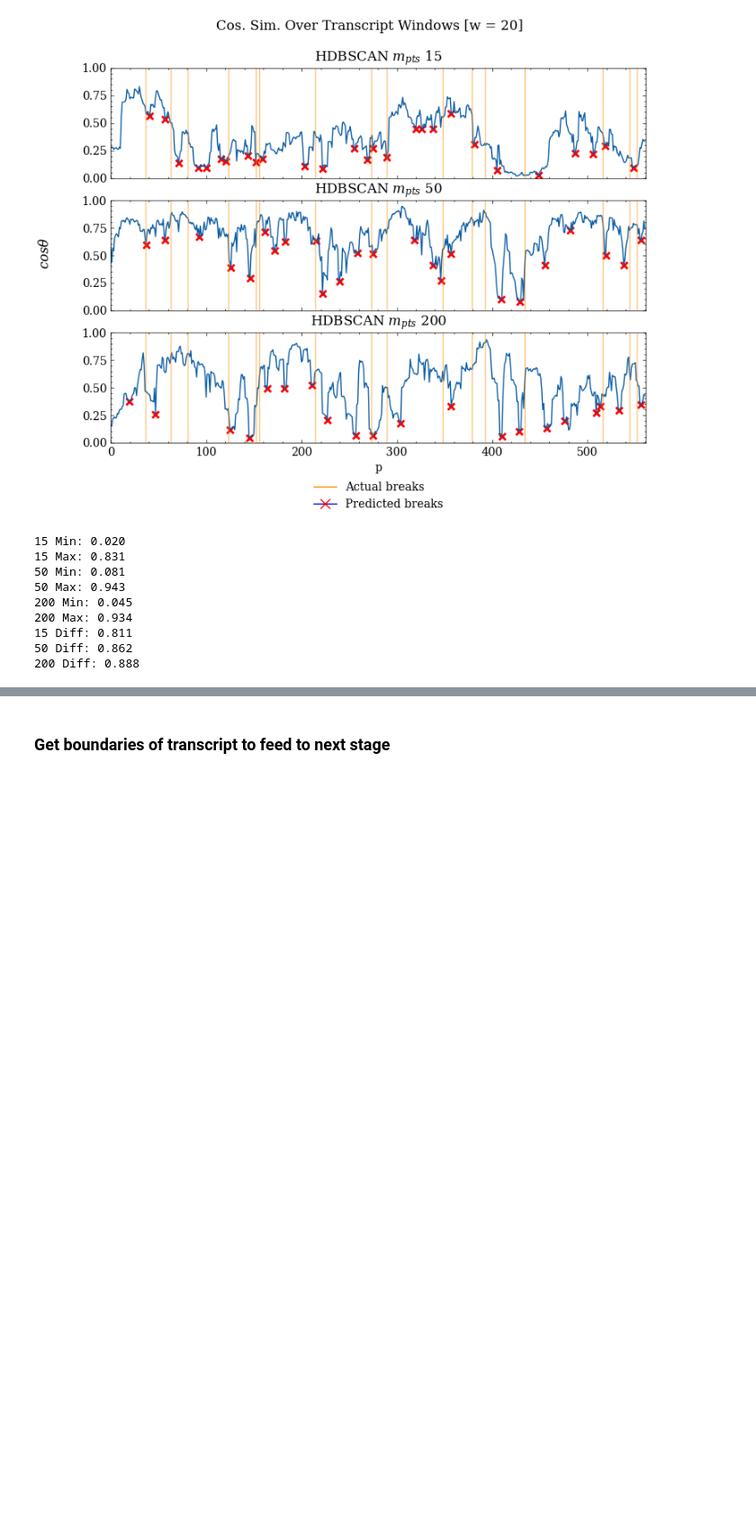
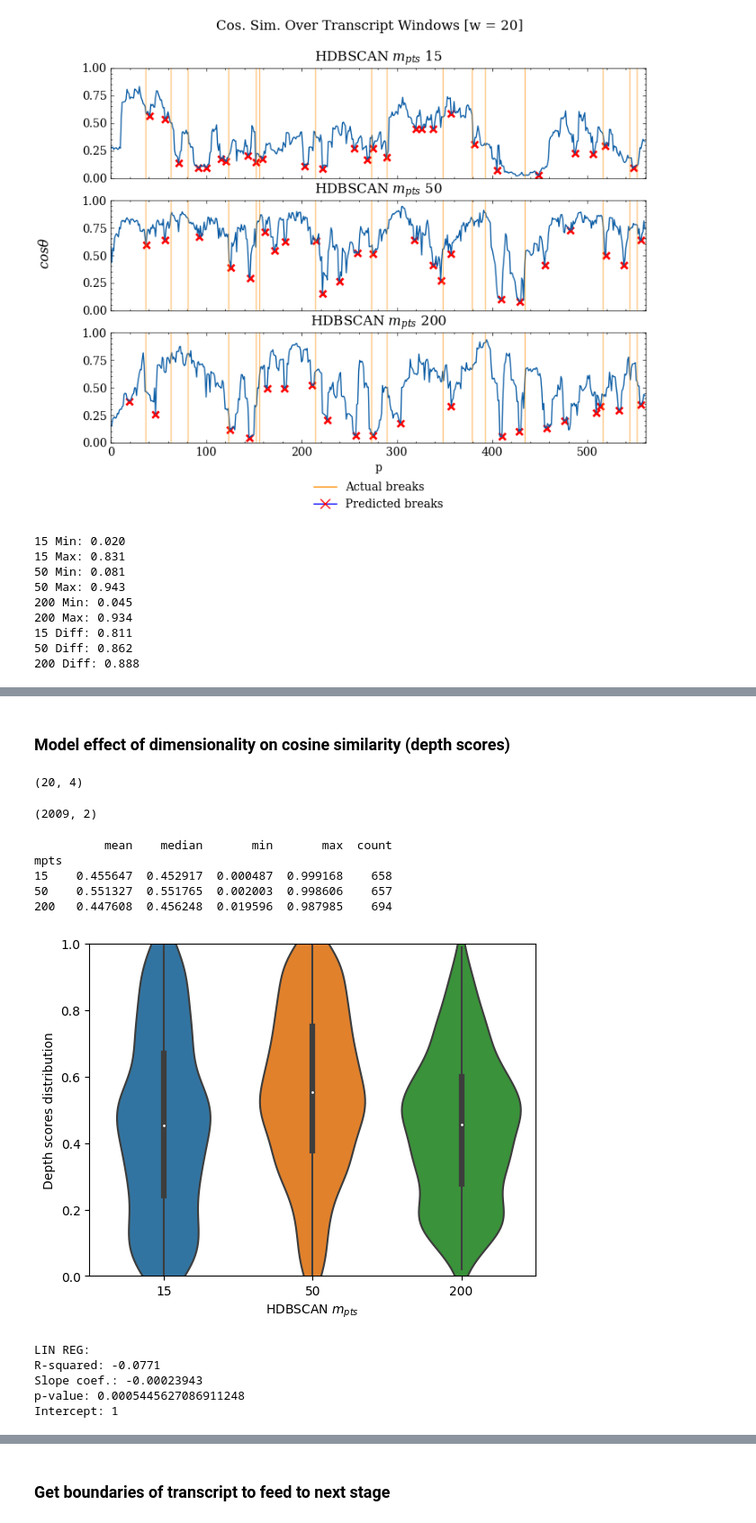
Before and after one commit to OskarMunck/Thesis, a Jupyter notebook: 4.topic_tiling.ipynb, the cells around one changed output, grey strips where cells are left out. Shown at 90% size. Saved outputs shown, nothing was run; the diff lists cells and outputs as text; code cells hidden in the pictures; blank space fills up the shorter version.

Commit message:
depth scores vs dimensionality

```diff
--- a/4.topic_tiling.ipynb
+++ b/4.topic_tiling.ipynb
@@ -547,0 +623,78 @@ print(f'200 Diff: {max(cos_sims200)-min(cos_sims200):.3f}')
+# %% [markdown]
+### Model effect of dimensionality on cosine similarity (depth scores)
+# %%
+def get_depth_scores(dataframe, print_state_min, height=0.995, window=3, smooting_threshold=1e-20):
+    smoothed_probability_df = smoothing(dataframe, smooting_threshold)
+    window_cosines = window_cosine_sim(smoothed_probability_df, window_size=window)
+    min = find_minimas(window_cosines, print_state=print_state_min, window_size=window, height_param=height)
+    ds = depth_scores(window_cosines, min)
+    return ds
+
+
+model_list = [15,50,200]
+transcript_list = ['13NDTKL5ZGs8cb8dojW3bz', '6preEOWrgR9eRr938upFgv',
+       '2Bp5vd9GAmEpZzjEtGQBFD', '0ZGQ63222rqX5TD5ZrMmcN',
+       '19W5dgUcFseQZBmcVF4coc', '3iydyD9rAb1f6rmvmgpwS4',
+       '0bXWB28GwN8OiqC1ykRrRX', '28IWswylk2FvkebOehoCkL',
+       '3DR5Qa40Mc17AiBYfmC29U', '3RT2j2BG8ILNYKjxsNhfvZ',
+       '3p9FLEH5V5sCGHhGubaYZc', '5Sg6efUjypR4m6p9eYBXpm',
+       '4y67J0Fmgm5L7TPPsUunwo', '1VBbCB6ja5pPdU2wrBy27N',
+       '7A7swZJL0AtFghauiGLadV', '4pFaG2QLnDr95gqDQFEWoh',
+       '53DrbE5nPJskpPT0PtOi9O', '5ts4p0QlyePWCgIB2W1wLf',
+       '7mv5E2yb2yVQU34OiQ1vqv', '4DUIcbw3EZpeYUC2mcxV0D']
+
+depth_scores_df = pd.DataFrame(columns=['mpts', 'depth_score'])
+
+
+mpts15 = []
+mpts50 = []
+mpts200 = []
+
+for model in model_list:
+    for tran in transcript_list:
+        # load data
+        prob_dens_vec = np.load(f'../Thesis/annotated_probabilities_msize{model}/proba_dens_vec_msize{model}_{tran}.npy')
+        temp_df = pd.DataFrame({"sentence_no":[i for i in range(len(prob_dens_vec))], "topic_probs": prob_dens_vec.tolist()})
+        # get depth scores and append to df
+        temp_depth_scores = get_depth_scores(temp_df, print_state_min=False)
+        temp_model_mpts = [int(model)] * len(temp_depth_scores)
+        output = pd.DataFrame({'mpts': temp_model_mpts, 'depth_score': temp_depth_scores})
+        depth_scores_df = pd.concat([depth_scores_df, output])
+        if model ==15:
+            mpts15.append(np.mean(temp_depth_scores))
+        elif model == 50:
+            mpts50.append(np.mean(temp_depth_scores))
+        else:
+            mpts200.append(np.mean(temp_depth_scores))
+
+avg_ds_per_transcript = pd.DataFrame({'episode_id': transcript_list, 'mpts15': mpts15, 'mpts50': mpts50, 'mpts200': mpts200})
+depth_scores_df = depth_scores_df.reset_index(drop=True)
+print(avg_ds_per_transcript.shape)
+depth_scores_df.shape
+# %% [output]
+(20, 4)
+(2009, 2)
+# %%
+from scipy import stats
+print(depth_scores_df.groupby('mpts')['depth_score'].agg(['mean', 'median','min', 'max', 'count']))
+
+sns.violinplot(data=depth_scores_df, x='mpts', y='depth_score')
+plt.xlabel('HDBSCAN $m_{pts}$')
+plt.ylabel('Depth scores distribution')
+plt.ylim(bottom=0, top=1)
+plt.show()
+
+lin_reg = stats.linregress(x = depth_scores_df.mpts.astype(float), y= depth_scores_df.depth_score)
+print(f"LIN REG: \nR-squared: {round(lin_reg.rvalue, 4)} \nSlope coef.: {round(lin_reg.slope, 8)} \np-value: {lin_reg.pvalue} \nIntercept: {round(lin_reg.intercept)}")
+# %% [output]
+          mean    median       min       max  count
+mpts
+15    0.455647  0.452917  0.000487  0.999168    658
+50    0.551327  0.551765  0.002003  0.998606    657
+200   0.447608  0.456248  0.019596  0.987985    694
+[figure, added]
+LIN REG:
+R-squared: -0.0771
+Slope coef.: -0.00023943
+p-value: 0.0005445627086911248
+Intercept: 1
```
Also changed, not shown: parts of 5 cells of this notebook.
